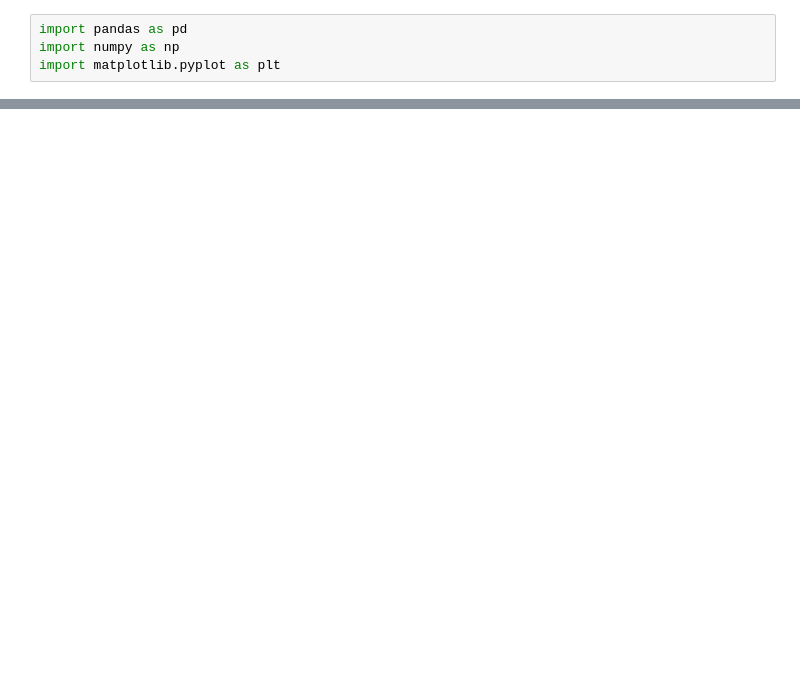
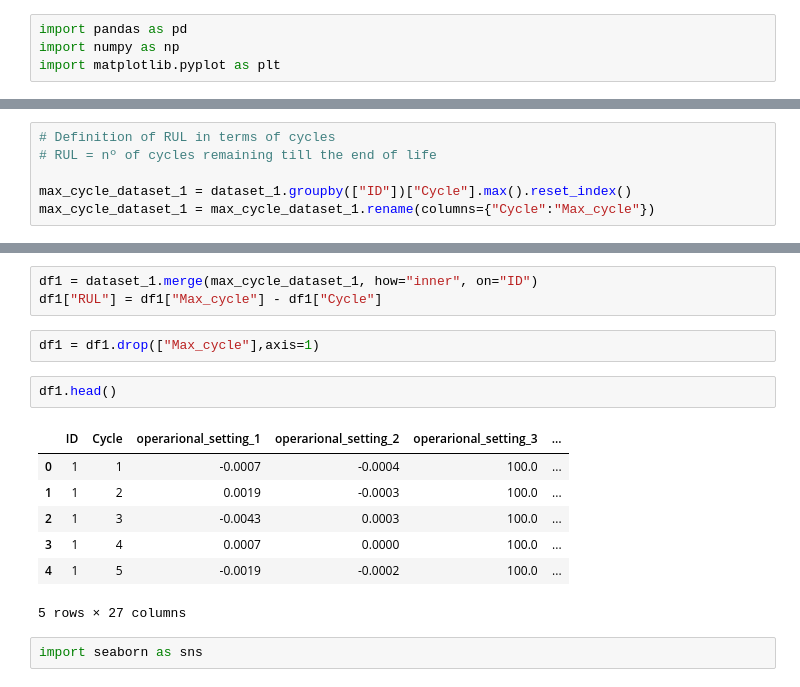
Before and after one commit to LorenzoCastroDS/TFM, a Jupyter notebook: Engine Prognosis Modelling.ipynb, the cells around one changed output, grey strips where cells are left out. Cells and saved outputs as stored; diff of their text form; blank space fills up the shorter version.

```diff
--- a/Engine Prognosis Modelling.ipynb
+++ b/Engine Prognosis Modelling.ipynb
@@ -48,0 +63,6 @@ test_set = test_set.drop(test_set.columns[[26, 27]], axis=1)
+# %%
+# Definition of RUL in terms of cycles
+# RUL = nº of cycles remaining till the end of life
+
+max_cycle_dataset_1 = dataset_1.groupby(["ID"])["Cycle"].max().reset_index()
+max_cycle_dataset_1 = max_cycle_dataset_1.rename(columns={"Cycle":"Max_cycle"})
@@ -48,0 +85,17 @@ test_set = test_set.drop(test_set.columns[[26, 27]], axis=1)
+# %%
+df1 = dataset_1.merge(max_cycle_dataset_1, how="inner", on="ID")
+df1["RUL"] = df1["Max_cycle"] - df1["Cycle"]
+# %%
+df1 = df1.drop(["Max_cycle"],axis=1)
+# %%
+df1.head()
+# %% [output]
+|  | ID | Cycle | operarional_setting_1 | operarional_setting_2 | operarional_setting_3 | ... |
+| 0 | 1 | 1 | -0.0007 | -0.0004 | 100.0 | ... |
+| 1 | 1 | 2 | 0.0019 | -0.0003 | 100.0 | ... |
+| 2 | 1 | 3 | -0.0043 | 0.0003 | 100.0 | ... |
+| 3 | 1 | 4 | 0.0007 | 0.0000 | 100.0 | ... |
+| 4 | 1 | 5 | -0.0019 | -0.0002 | 100.0 | ... |
+5 rows × 27 columns
+# %%
+import seaborn as sns
```
Also changed, not shown: parts of 25 cells of this notebook.
